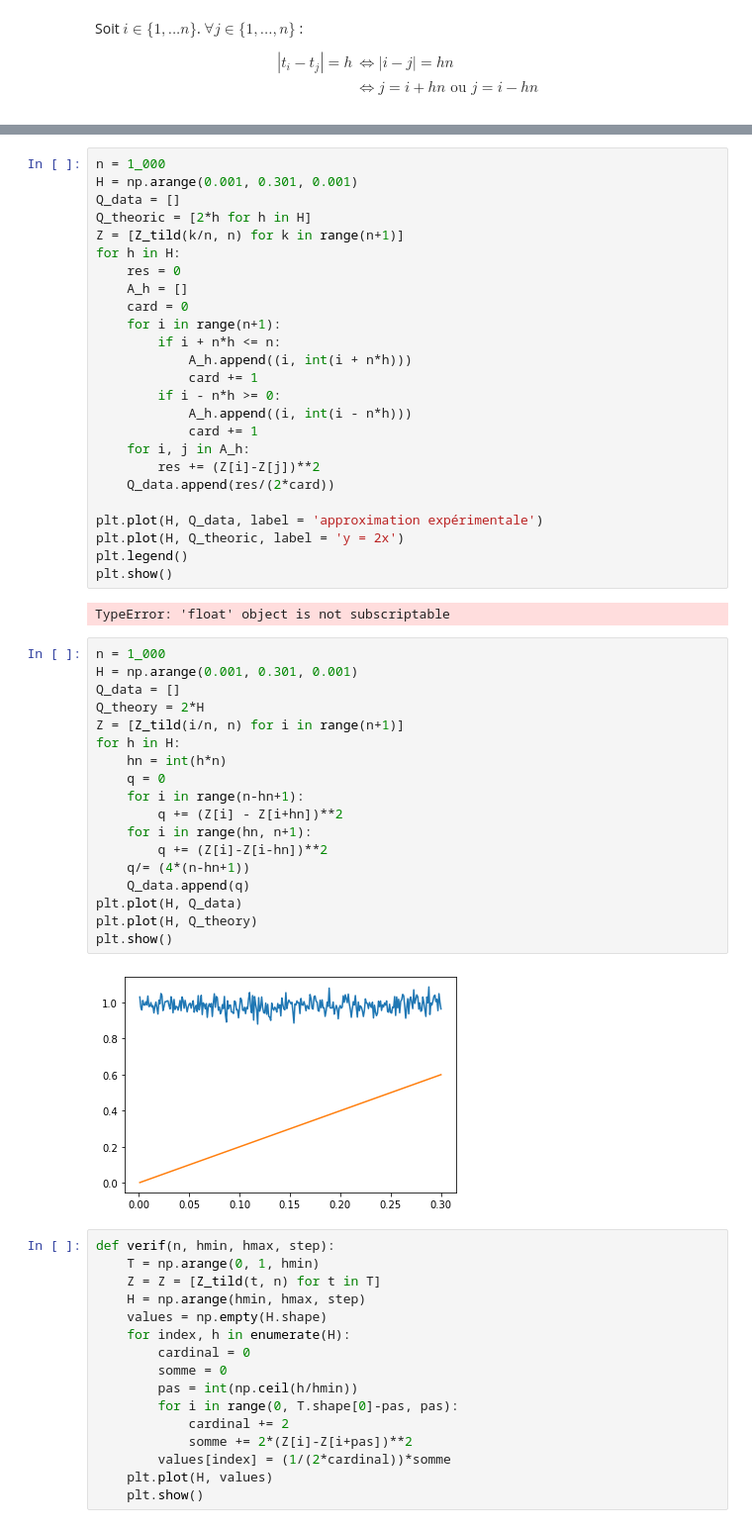
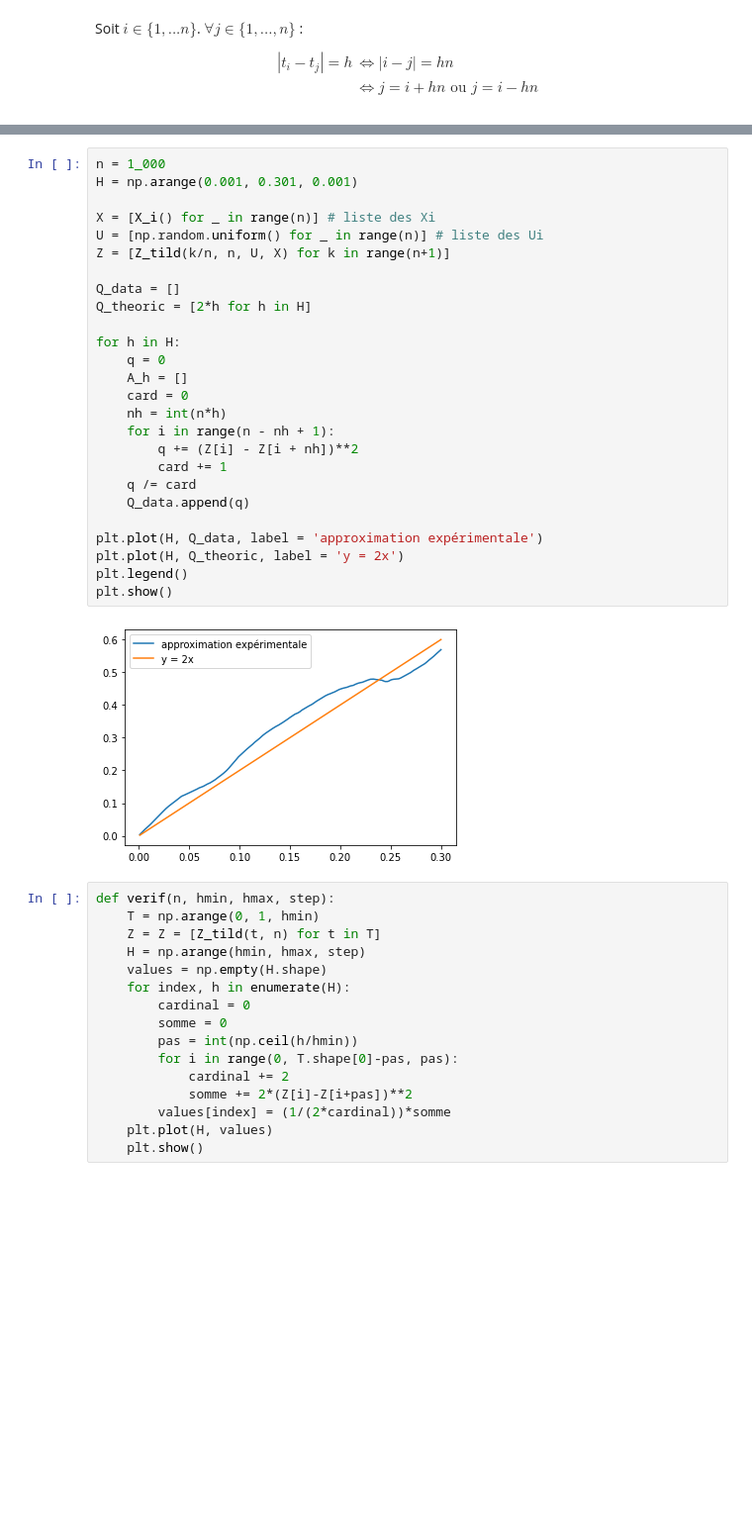
Before and after one commit to gabrielleberrada/projet_num_proba, a Jupyter notebook: Projet_numerique_de_Probabilités_2022 - enonce.ipynb, the cells around one changed output, grey strips where cells are left out. Shown at 99% size. Saved outputs shown, nothing was run; the diff lists cells and outputs as text; blank space fills up the shorter version.

```diff
--- a/Projet_numerique_de_Probabilités_2022 - enonce.ipynb
+++ b/Projet_numerique_de_Probabilités_2022 - enonce.ipynb
@@ -376,50 +391,31 @@ On obtient alors $card(A_h)= n(1-h)+1+(n-nh)+1=2(n(1-h)+1)$.
 # %%
 n = 1_000
 H = np.arange(0.001, 0.301, 0.001)
+
+X = [X_i() for _ in range(n)] # liste des Xi
+U = [np.random.uniform() for _ in range(n)] # liste des Ui
+Z = [Z_tild(k/n, n, U, X) for k in range(n+1)]
+
 Q_data = []
 Q_theoric = [2*h for h in H]
-Z = [Z_tild(k/n, n) for k in range(n+1)]
+
 for h in H:
-    res = 0
+    q = 0
     A_h = []
     card = 0
-    for i in range(n+1):
-        if i + n*h <= n:
-            A_h.append((i, int(i + n*h)))
-            card += 1
-        if i - n*h >= 0:
-            A_h.append((i, int(i - n*h)))
-            card += 1
-    for i, j in A_h:
-        res += (Z[i]-Z[j])**2
-    Q_data.append(res/(2*card))
+    nh = int(n*h)
+    for i in range(n - nh + 1):
+        q += (Z[i] - Z[i + nh])**2
+        card += 1
+    q /= card
+    Q_data.append(q)
 
 plt.plot(H, Q_data, label = 'approximation expérimentale')
 plt.plot(H, Q_theoric, label = 'y = 2x')
 plt.legend()
 plt.show()
 # %% [output]
-TypeError: 'float' object is not subscriptable
+[figure, added]
-# %%
-n = 1_000
-H = np.arange(0.001, 0.301, 0.001)
-Q_data = []
-Q_theory = 2*H
-Z = [Z_tild(i/n, n) for i in range(n+1)]
-for h in H:
-    hn = int(h*n)
-    q = 0
-    for i in range(n-hn+1):
-        q += (Z[i] - Z[i+hn])**2
-    for i in range(hn, n+1):
-        q += (Z[i]-Z[i-hn])**2
-    q/= (4*(n-hn+1))
-    Q_data.append(q)
-plt.plot(H, Q_data)
-plt.plot(H, Q_theory)
-plt.show()
-# %% [output]
-[figure, removed]
 # %%
 def verif(n, hmin, hmax, step):
     T = np.arange(0, 1, hmin)
```
Also changed, not shown: parts of 15 cells of this notebook.
